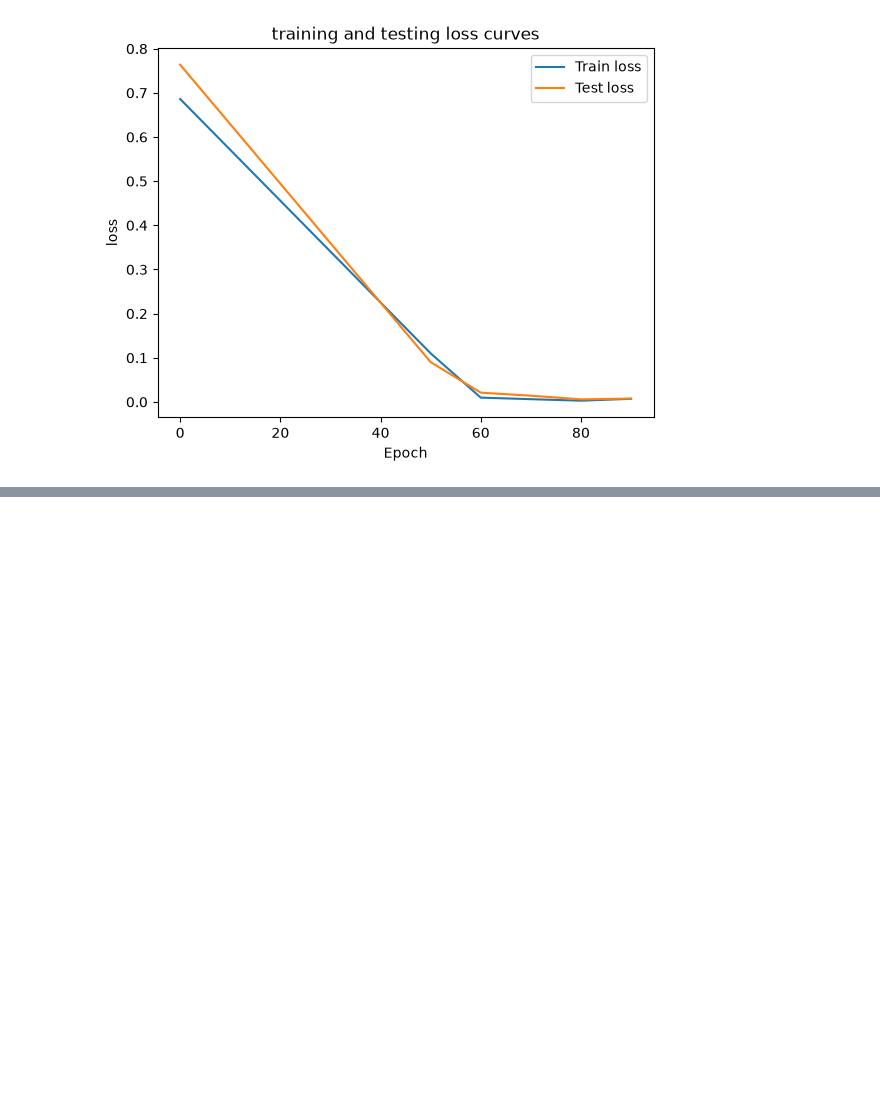
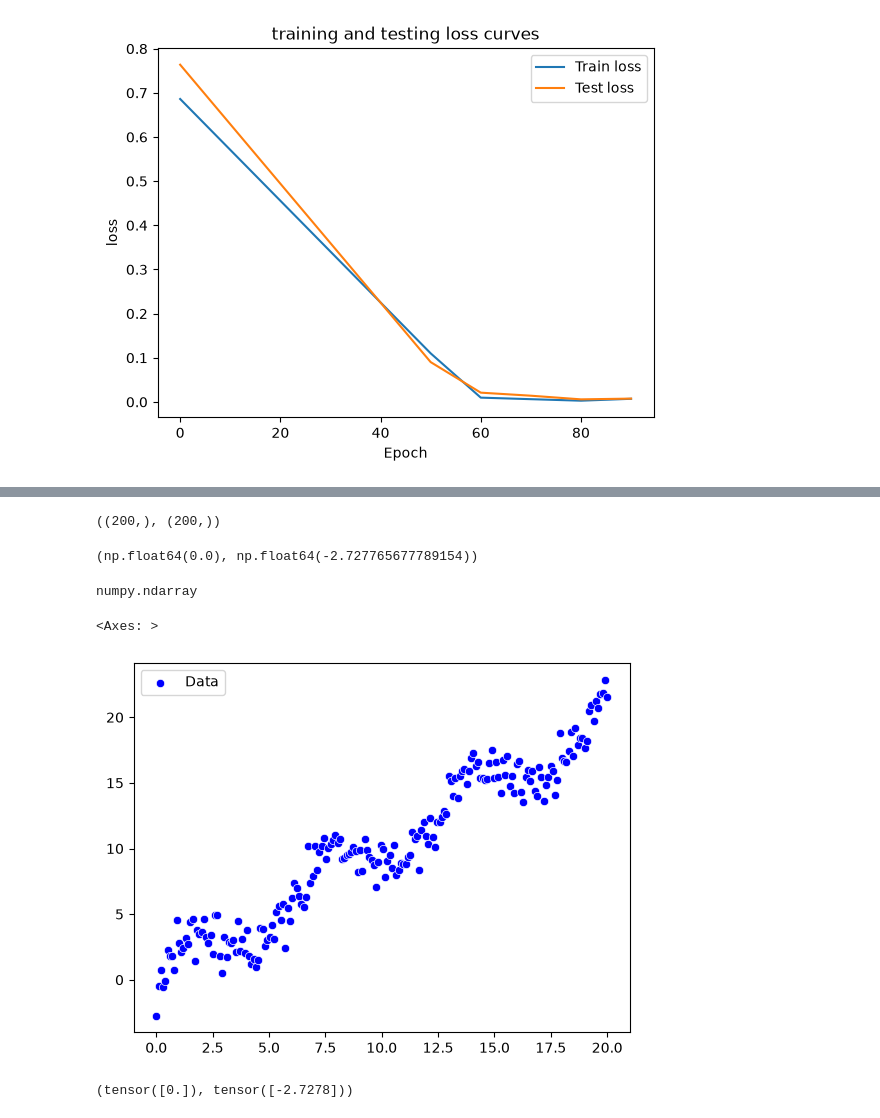
Before and after one commit to MostafaRabea1212/pytorch, a Jupyter notebook: 00-torch/01_starting_pytorch_workflow.ipynb, the cells around one changed output, grey strips where cells are left out. Cells and saved outputs as stored; diff of their text form; code cells hidden in the pictures; blank space fills up the shorter version.

```diff
--- a/00-torch/01_starting_pytorch_workflow.ipynb
+++ b/00-torch/01_starting_pytorch_workflow.ipynb
@@ -181,0 +505,25 @@ plt.legend()
+# %%
+import torch
+from torch import nn
+import numpy as np
+import seaborn as sns
+torch.manual_seed(42)
+x=np.linspace(0,20,num=200)
+y=x+np.sin(x)*2+np.random.normal(size=x.shape)
+# %%
+x.shape ,y.shape
+# %% [output]
+((200,), (200,))
+# %%
+x[0],y[0]
+# %% [output]
+(np.float64(0.0), np.float64(-2.727765677789154))
+# %%
+type(y)
+# %% [output]
+numpy.ndarray
+# %%
+sns.scatterplot(x=x,y=y,color='blue',label='Data')
+# %% [output]
+<Axes: >
+[figure, added]
@@ -181,0 +541,5 @@ plt.legend()
+# %%
+df=SimpleRegressionDataset(x,y)
+df.__getitem__(0)
+# %% [output]
+(tensor([0.]), tensor([-2.7278]))
```
Also changed, not shown: parts of 37 cells of this notebook.
